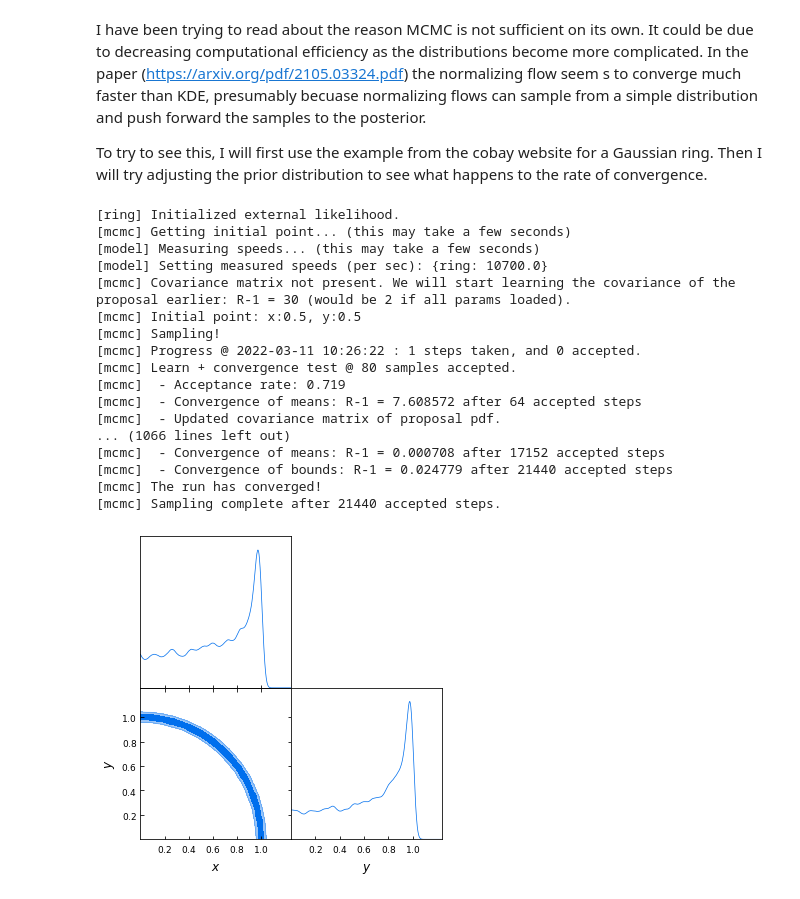
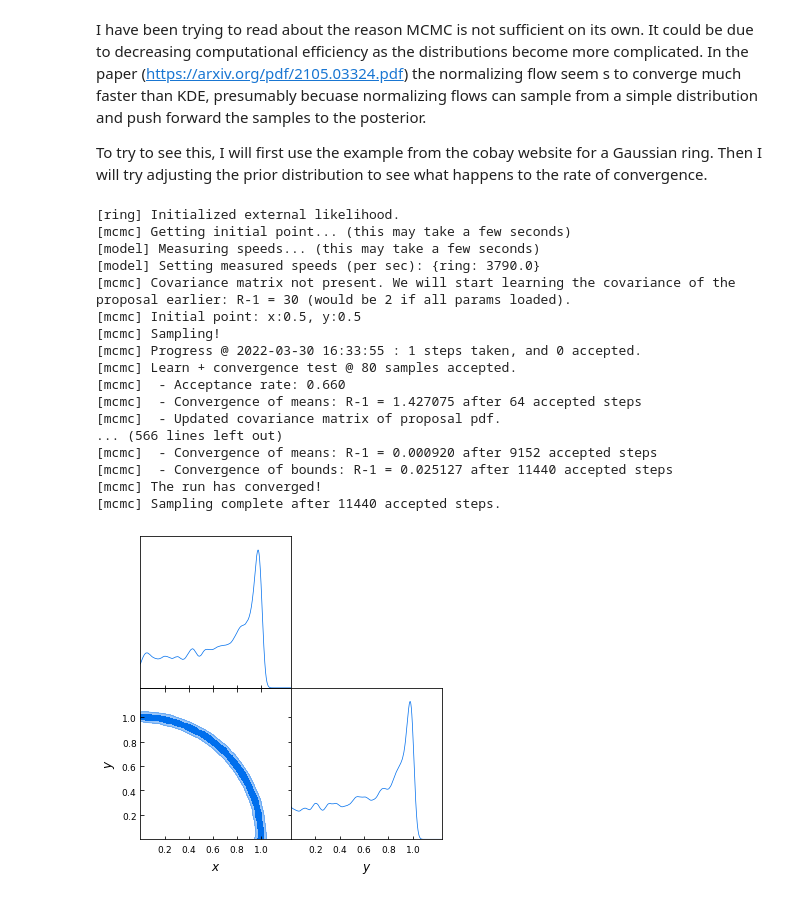
Before and after one commit to SBU-EVAN/jupyter-notebooks, a Jupyter notebook: gaussian.ipynb, the cells around one changed output. Drawn from its saved outputs; the diff is of its cells as text; code cells hidden in the pictures.

```diff
--- a/gaussian.ipynb
+++ b/gaussian.ipynb
@@ -189,41 +189,41 @@ def gauss_ring_logp(x, y, mean_radius=1, std=0.02):
     around some ``mean_radius`` and with some ``std``.
     """
     return stats.norm.logpdf(np.sqrt(x**2 + y**2), loc=mean_radius, scale=std)
 
 info = {"likelihood": {"ring": gauss_ring_logp}}
 
 info["params"] = {
     "x": {"prior": {"min": 0, "max": 2}, "ref": 0.5, "proposal": 0.01},
     "y": {"prior": {"min": 0, "max": 2}, "ref": 0.5, "proposal": 0.01}}
 
-info["sampler"] = {"mcmc": {"Rminus1_stop": 0.001, "max_tries": 1000}}
+info["sampler"] = {"mcmc": {"Rminus1_stop": 0.01, "max_tries": 1000}}
 
 from cobaya.run import run
 updated_info, sampler = run(info)
 
 from getdist.mcsamples import MCSamplesFromCobaya
 import getdist.plots as gdplt
 
 gdsamples = MCSamplesFromCobaya(updated_info, sampler.products()["sample"])
 gdplot = gdplt.get_subplot_plotter(width_inch=5)
 gdplot.triangle_plot(gdsamples, ["x", "y"], filled=True)
 # %% [output]
 [ring] Initialized external likelihood.
 [mcmc] Getting initial point... (this may take a few seconds)
 [model] Measuring speeds... (this may take a few seconds)
-[model] Setting measured speeds (per sec): {ring: 10700.0}
+[model] Setting measured speeds (per sec): {ring: 3790.0}
 [mcmc] Covariance matrix not present. We will start learning the covariance of the proposal earlier: R-1 = 30 (would be 2 if all params loaded).
 [mcmc] Initial point: x:0.5, y:0.5
 [mcmc] Sampling!
-[mcmc] Progress @ 2022-03-11 10:26:22 : 1 steps taken, and 0 accepted.
+[mcmc] Progress @ 2022-03-30 16:33:55 : 1 steps taken, and 0 accepted.
 [mcmc] Learn + convergence test @ 80 samples accepted.
-[mcmc]  - Acceptance rate: 0.719
-[mcmc]  - Convergence of means: R-1 = 7.608572 after 64 accepted steps
+[mcmc]  - Acceptance rate: 0.660
+[mcmc]  - Convergence of means: R-1 = 1.427075 after 64 accepted steps
 [mcmc]  - Updated covariance matrix of proposal pdf.
-... (1066 lines left out)
-[mcmc]  - Convergence of means: R-1 = 0.000708 after 17152 accepted steps
-[mcmc]  - Convergence of bounds: R-1 = 0.024779 after 21440 accepted steps
+... (566 lines left out)
+[mcmc]  - Convergence of means: R-1 = 0.000920 after 9152 accepted steps
+[mcmc]  - Convergence of bounds: R-1 = 0.025127 after 11440 accepted steps
 [mcmc] The run has converged!
-[mcmc] Sampling complete after 21440 accepted steps.
+[mcmc] Sampling complete after 11440 accepted steps.
-[figure, old version]
+[figure, new version]
 # %% [markdown]
```
Also changed, not shown: parts of 22 cells of this notebook.
